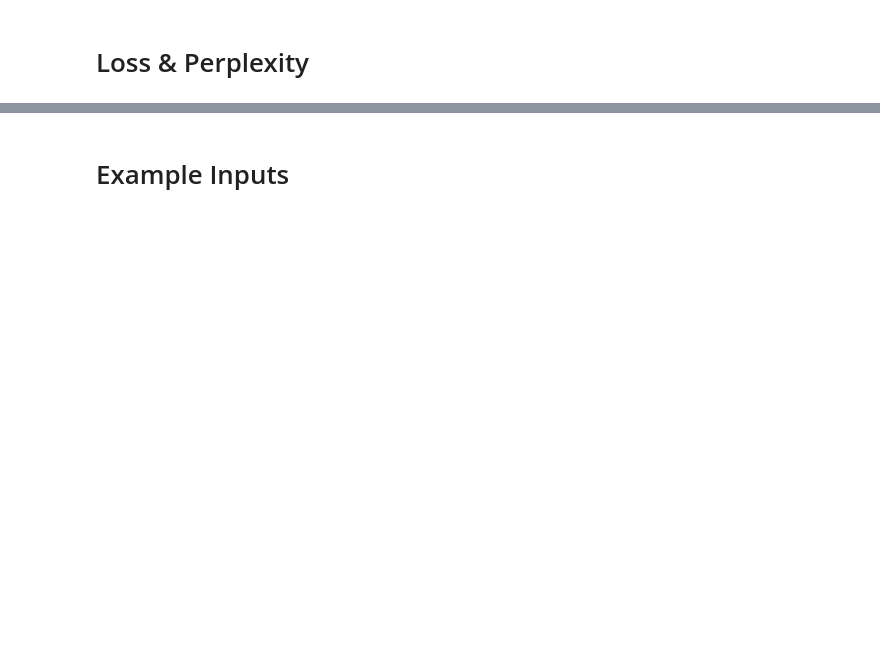
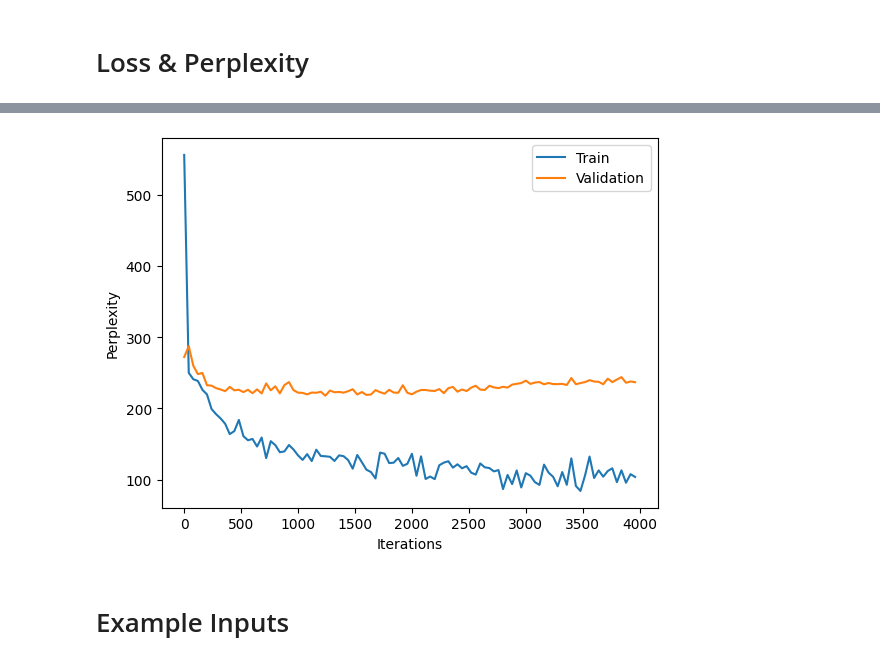
Before and after one commit to catherineannie13/-Friends-Chatbot, a Jupyter notebook: evaluate.ipynb, the cells around one changed output, grey strips where cells are left out. Saved outputs shown, nothing was run; the diff lists cells and outputs as text; code cells hidden in the pictures; blank space fills up the shorter version.

```diff
--- a/evaluate.ipynb
+++ b/evaluate.ipynb
@@ -72,7 +84,9 @@ LuongAttnDecoderRNN(
 # %%
-plt.plot(train_loss, label='Train loss')
-plt.plot(val_loss, label='Validation loss')
+plt.plot(iters, train_perplexity, label='Train')
+plt.plot(iters, val_perplexity, label='Validation')
 plt.xlabel('Iterations')
-plt.ylabel('Loss')
+plt.ylabel('Perplexity')
 plt.legend()
 plt.show()
+# %% [output]
+[figure, added]
```
Also changed, not shown: parts of 26 cells of this notebook, 8 other files.
